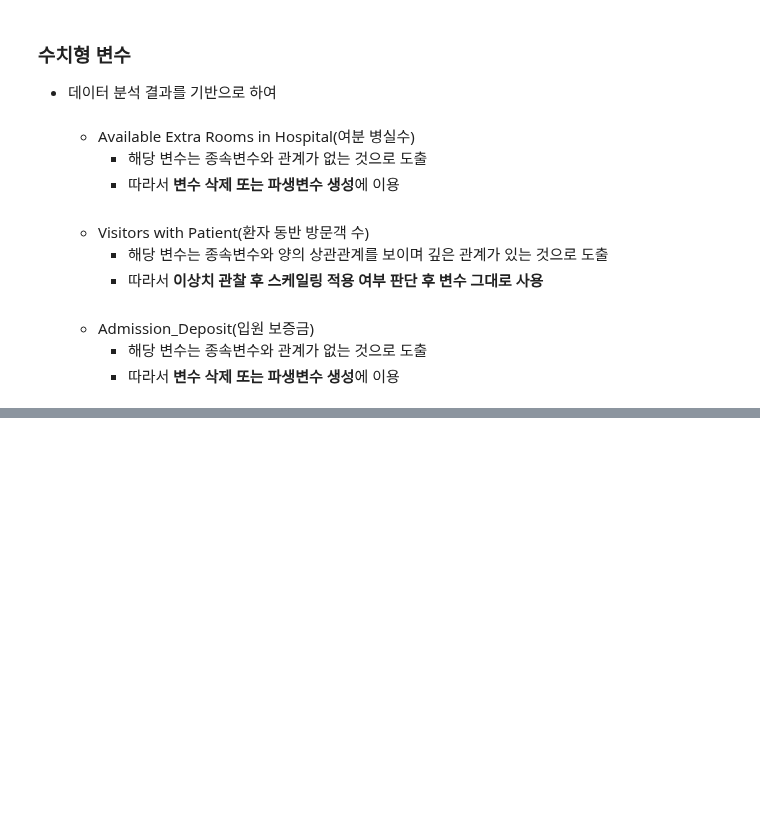
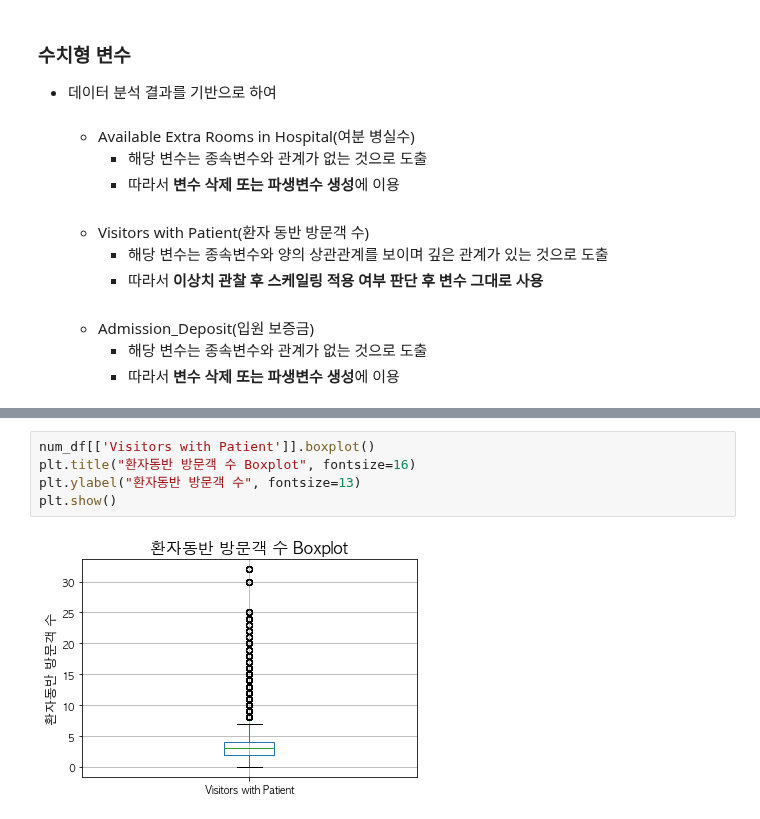
Before and after one commit to young-hun-jo/DataAnalysis, a Jupyter notebook: healthcare_los/prediction_modeling.ipynb, the cells around one changed output, grey strips where cells are left out. Drawn from its saved outputs; the diff is of its cells as text; blank space fills up the shorter version.

```diff
--- a/healthcare_los/prediction_modeling.ipynb
+++ b/healthcare_los/prediction_modeling.ipynb
@@ -152,0 +211,7 @@ num_df['Available Extra Rooms in Hospital'].plot.bar()
+# %%
+num_df[['Visitors with Patient']].boxplot()
+plt.title("환자동반 방문객 수 Boxplot", fontsize=16)
+plt.ylabel("환자동반 방문객 수", fontsize=13)
+plt.show()
+# %% [output]
+[figure, added]
```
Also changed, not shown: parts of 27 cells of this notebook.
